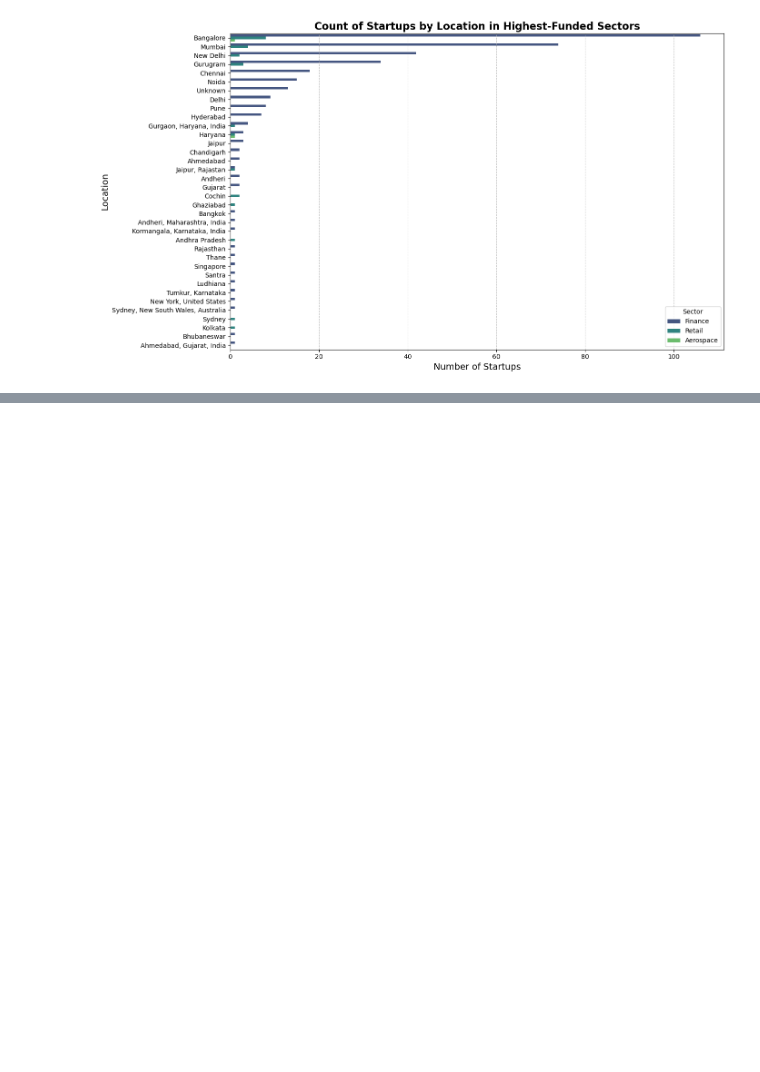
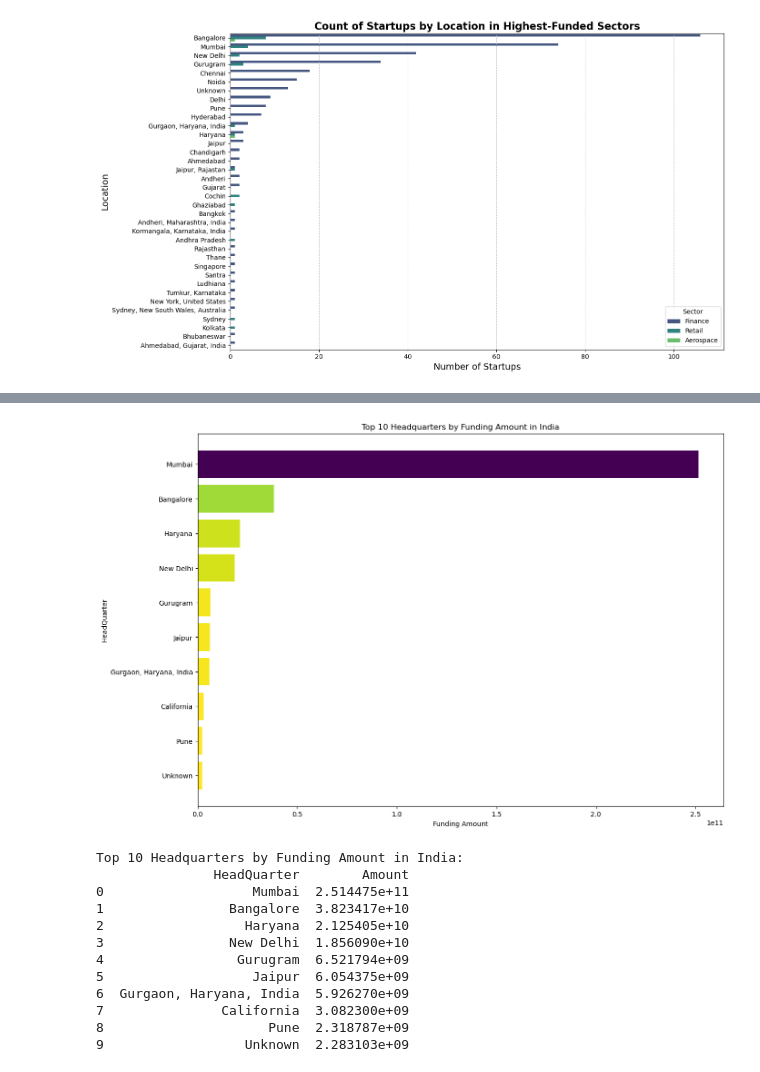
Before and after one commit to EfyaDufie2020/Indian-Start-Up-Ecosystem, a Jupyter notebook: Notebooks/indian start-up.ipynb, the cells around one changed output, grey strips where cells are left out. Cells and saved outputs as stored; diff of their text form; code cells hidden in the pictures; blank space fills up the shorter version.

```diff
--- a/Notebooks/indian start-up.ipynb
+++ b/Notebooks/indian start-up.ipynb
@@ -1552,0 +1852,43 @@ plt.show()
+# %%
+
+
+# Group by headquarter location and sum the funding amounts
+location_funding = df_combined.groupby('HeadQuarter')['Amount'].sum().sort_values(ascending=False).reset_index()
+
+# Get the top 10 locations with the highest funding amounts
+top_ten_location_funding = location_funding.head(10).reset_index(drop=True)
+
+# Plotting the results using pyplot with a colormap similar to seaborn's viridis
+plt.figure(figsize=(14, 10))
+colors = cm.viridis_r((top_ten_location_funding['Amount'] - min(top_ten_location_funding['Amount'])) / (max(top_ten_location_funding['Amount']) - min(top_ten_location_funding['Amount'])))
+plt.barh(top_ten_location_funding['HeadQuarter'], top_ten_location_funding['Amount'], color=colors)
+plt.xlabel('Funding Amount')
+plt.ylabel('HeadQuarter')
+plt.title('Top 10 Headquarters by Funding Amount in India')
+plt.gca().invert_yaxis()  # Invert y-axis to display the highest funding amount at the top
+
+
+
+
+
+plt.show()
+
+
+
+# Display the top 10 locations with the highest funding amounts
+print("Top 10 Headquarters by Funding Amount in India:")
+print(top_ten_location_funding)
+# %% [output]
+[figure, added]
+Top 10 Headquarters by Funding Amount in India:
+               HeadQuarter        Amount
+0                   Mumbai  2.514475e+11
+1                Bangalore  3.823417e+10
+2                  Haryana  2.125405e+10
+3                New Delhi  1.856090e+10
+4                 Gurugram  6.521794e+09
+5                   Jaipur  6.054375e+09
+6  Gurgaon, Haryana, India  5.926270e+09
+7               California  3.082300e+09
+8                     Pune  2.318787e+09
+9                  Unknown  2.283103e+09
```
Also changed, not shown: parts of 21 cells of this notebook.
